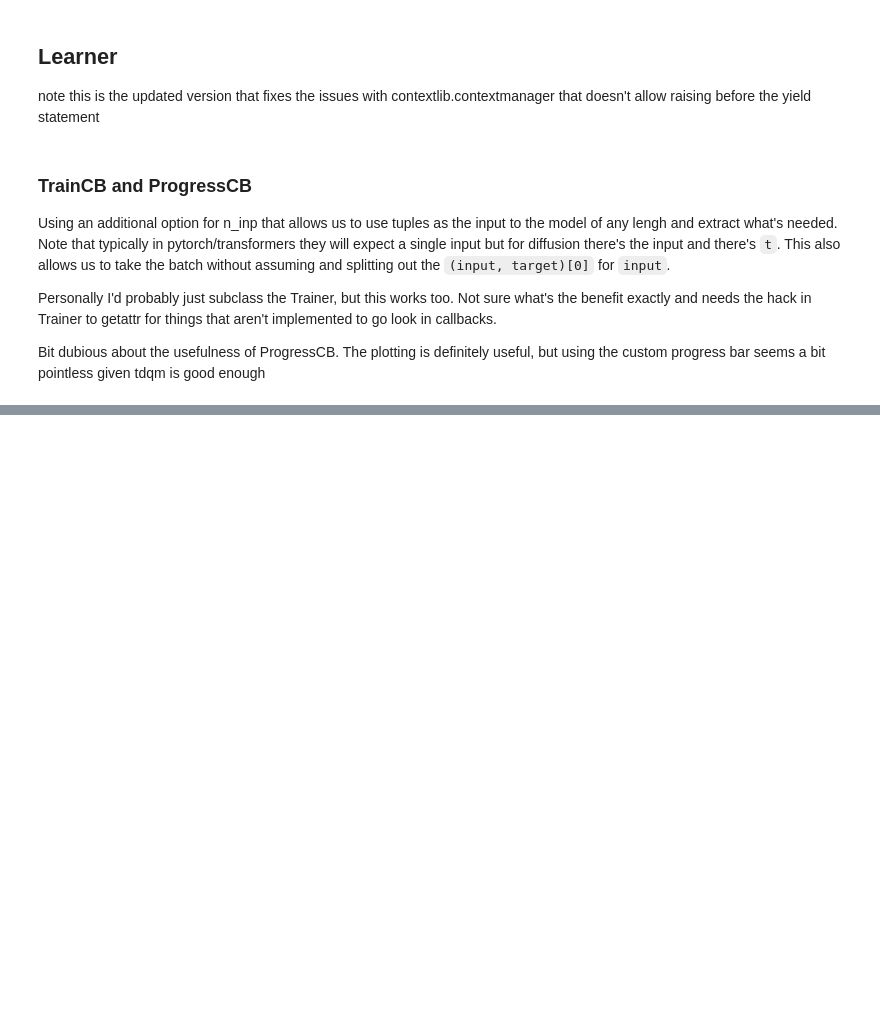
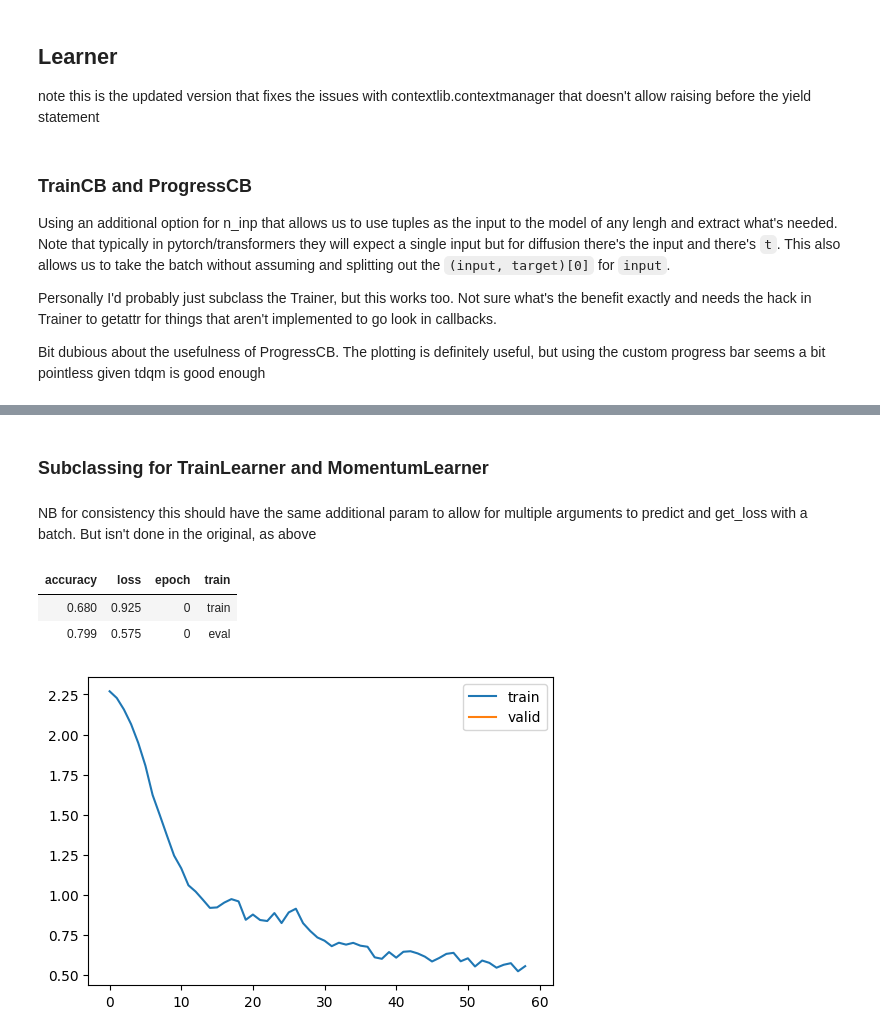
Before and after one commit to teome/diffusion-play, a Jupyter notebook: nbs/09_learner.ipynb, the cells around one changed output, grey strips where cells are left out. Drawn from its saved outputs; the diff is of its cells as text; code cells hidden in the pictures; blank space fills up the shorter version.

Commit message:
Implement TrainLearner, MomentumLearner, LRFinderCB and alt with optim scheduler

```diff
--- a/nbs/09_learner.ipynb
+++ b/nbs/09_learner.ipynb
@@ -437,0 +443,11 @@ learn.fit(2)
+# %% [markdown]
+### Subclassing for TrainLearner and MomentumLearner
+# %%
+class TrainLearner(Learner):
+    def predict(self): self.preds = self.model(self.batch[0])
+    def get_loss(self): self.loss = self.loss_func(self.preds, self.batch[1])
+    def backward(self): self.loss.backward()
+    def step(self): self.opt.step()
+    def zero_grad(self): self.opt.zero_grad()
+# %% [markdown]
+NB for consistency this should have the same additional param to allow for multiple arguments to predict and get_loss with a batch. But isn't done in the original, as above
@@ -437,0 +464,19 @@ learn.fit(2)
+# %%
+class MomentumLearner(TrainLearner):
+    def __init__(self, model, dls, loss_func, lr=None, cbs=None, opt_func=optim.SGD, mom=0.85):
+        self.mom = mom
+        super().__init__(model, dls, loss_func, lr, cbs, opt_func)
+    def zero_grad(self):
+        with torch.no_grad():
+            for p in self.model.parameters(): p.grad *= self.mom
+# %%
+# NB: No TrainCB
+metrics = MetricsCB(accuracy=MulticlassAccuracy())
+cbs = [DeviceCB(), metrics, ProgressCB(plot=True)]
+learn = MomentumLearner(get_model(), dls, F.cross_entropy, lr=0.1, cbs=cbs)
+learn.fit(1)
+# %% [output]
+| accuracy | loss | epoch | train |
+| 0.680 | 0.925 | 0 | train |
+| 0.799 | 0.575 | 0 | eval |
+[figure, added]
```
Also changed, not shown: parts of 12 cells of this notebook.
